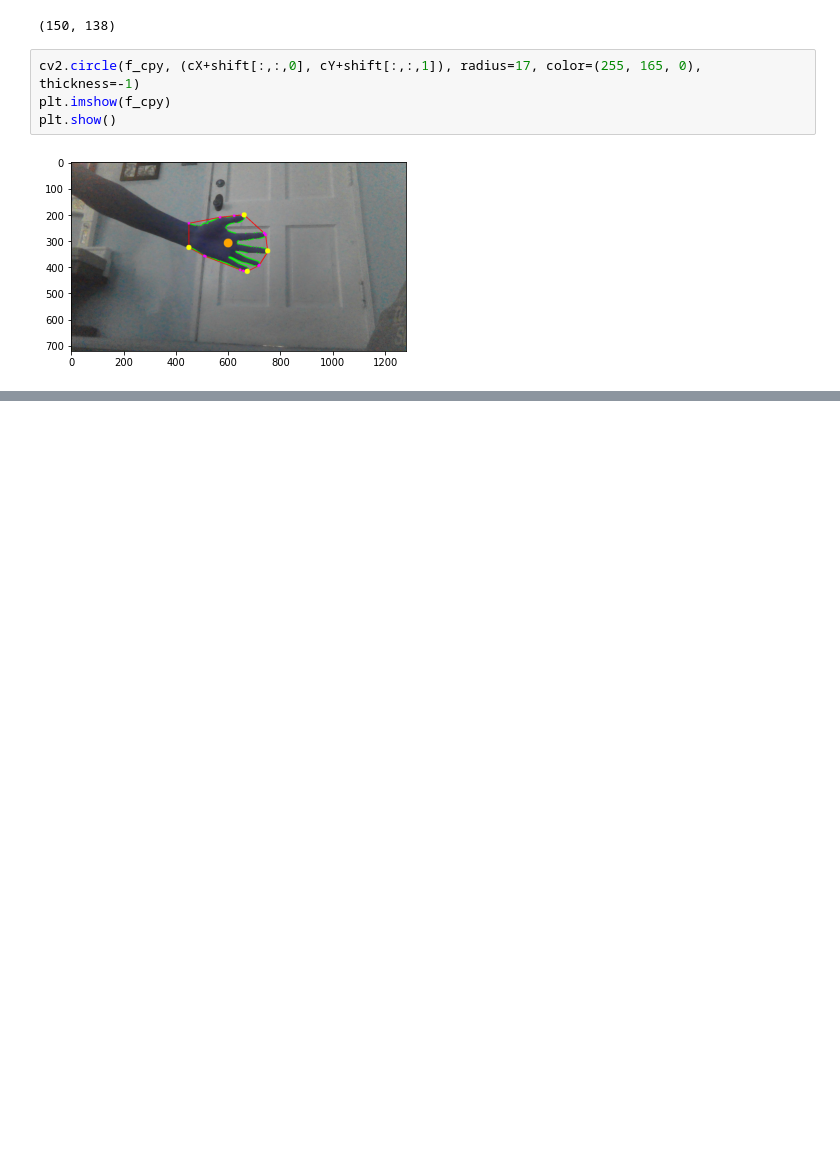
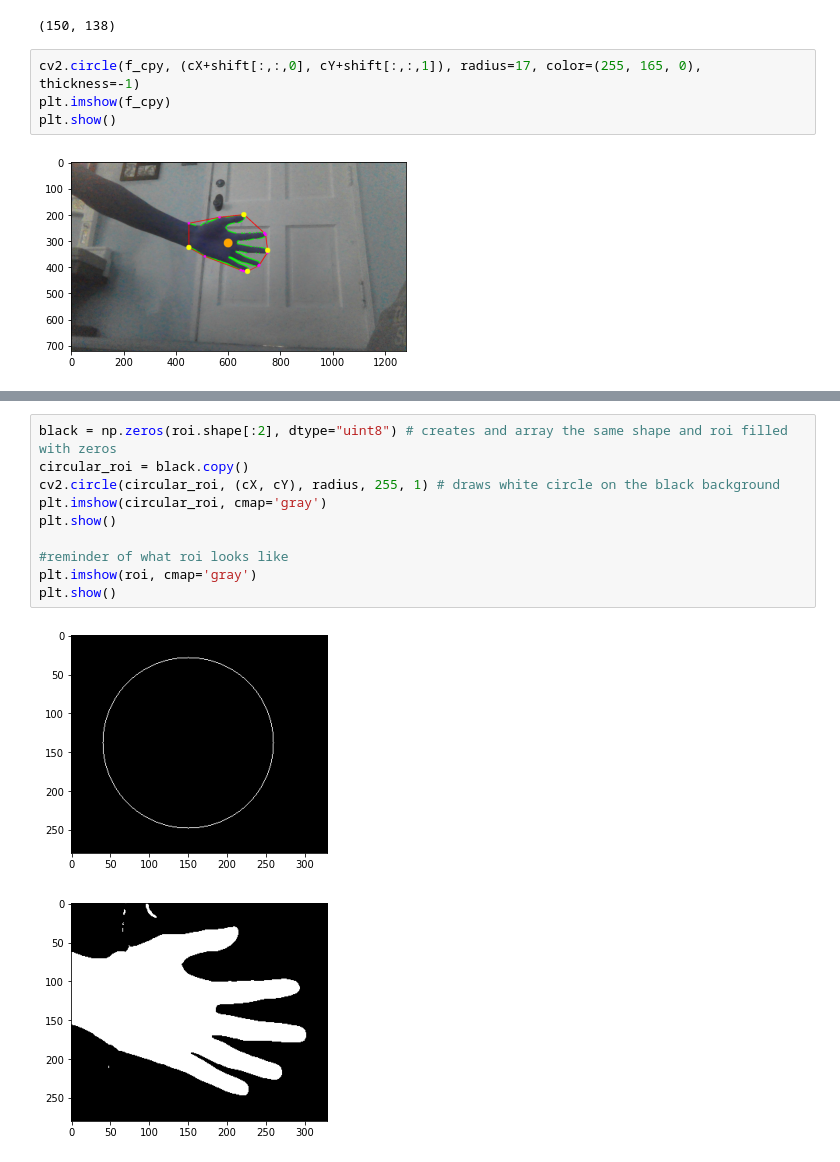
Before and after one commit to roostingcat/gesture_recog, a Jupyter notebook: dummy.ipynb, the cells around one changed output, grey strips where cells are left out. Drawn from its saved outputs; the diff is of its cells as text; blank space fills up the shorter version.

```diff
--- a/dummy.ipynb
+++ b/dummy.ipynb
@@ -172,0 +196,13 @@ plt.show()
+# %%
+black = np.zeros(roi.shape[:2], dtype="uint8") # creates and array the same shape and roi filled with zeros
+circular_roi = black.copy()
+cv2.circle(circular_roi, (cX, cY), radius, 255, 1) # draws white circle on the black background
+plt.imshow(circular_roi, cmap='gray')
+plt.show()
+
+#reminder of what roi looks like
+plt.imshow(roi, cmap='gray')
+plt.show()
+# %% [output]
+[figure, added]
+[figure, added]
```
Also changed, not shown: parts of 13 cells of this notebook.
